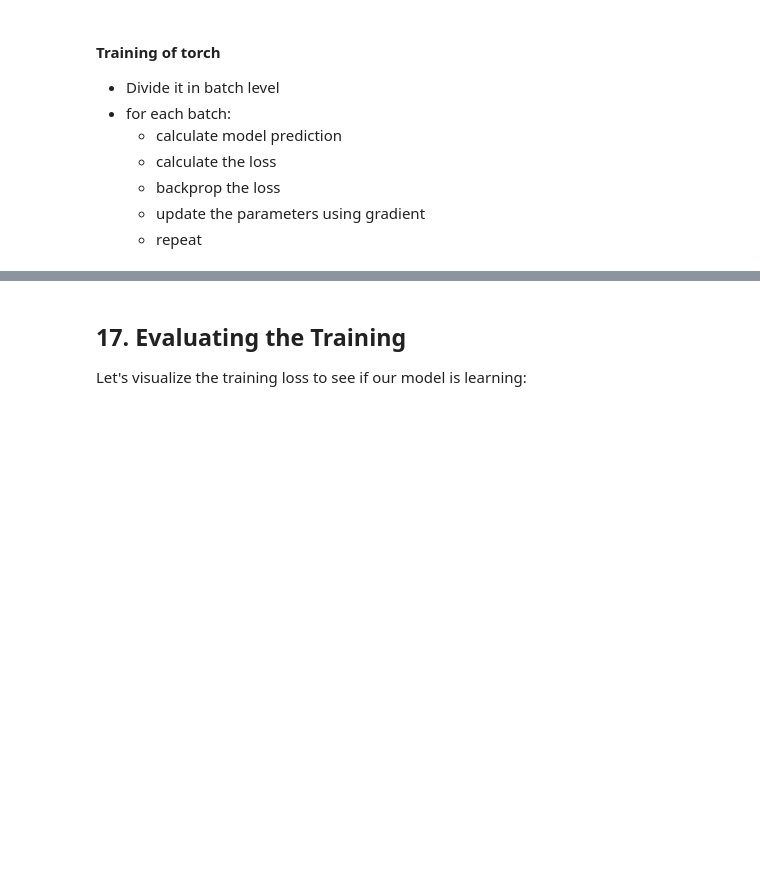
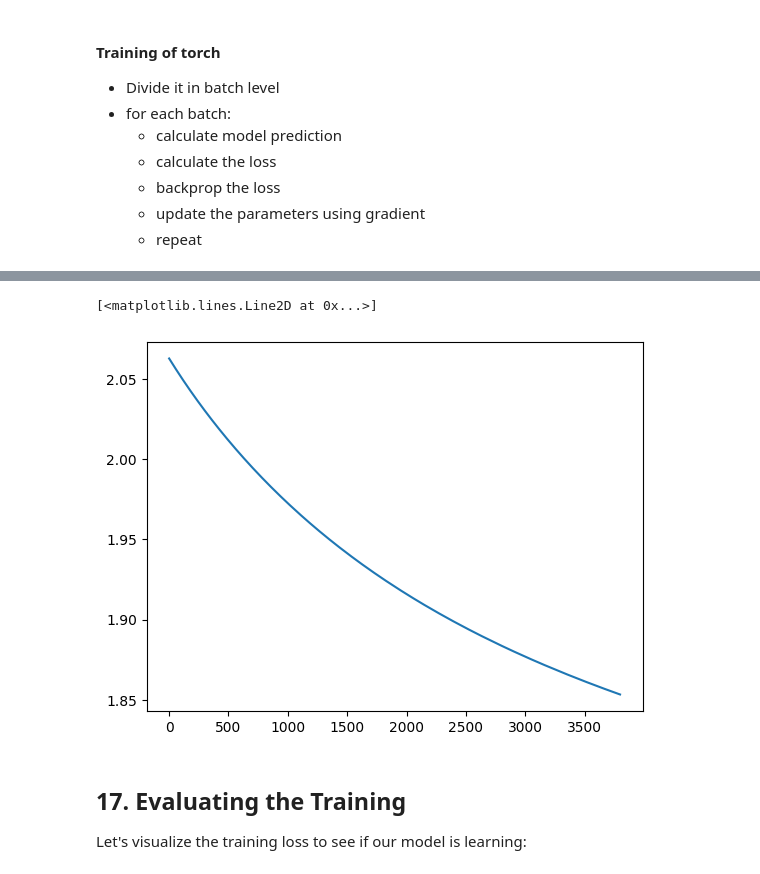
Before and after one commit to jdasam/aat3020, a Jupyter notebook: notebooks/1_word2vec.ipynb, the cells around one changed output, grey strips where cells are left out. Drawn from its saved outputs; the diff is of its cells as text; code cells hidden in the pictures; blank space fills up the shorter version.

```diff
--- a/notebooks/1_word2vec.ipynb
+++ b/notebooks/1_word2vec.ipynb
@@ -622,3 +617,8 @@ plt.imshow(center_words_vectors.detach())
   - backprop the loss
   - update the parameters using gradient
   - repeat
+# %%
+vector_size = 64
+wordvecs = torch.randn(len(vocab), vector_size) / vector_size ** 0.5
+wordvecs.requires_grad = True
+learning_rate = 1e0
@@ -659,3 +684,25 @@ wordve
+# %%
+# train with for loop
+batch_size = 500
+current_idx = 0
+
+loss_record = []
+num_epoch = 20
+for epoch in tqdm(range(num_epoch)):
+  while current_idx < len(train_set):
+    # if(current_idx > 180000): break
+
+    batch = train_set[current_idx:current_idx+batch_size]
+    nll = train_with_single_batch(batch, wordvecs)
+    loss_record.append(nll)
+    current_idx += 500
+  random.shuffle(train_set)
+  current_idx = 0
+# %%
+plt.plot(loss_record)
+# %% [output]
+[<matplotlib.lines.Line2D at 0x...>]
+[figure, added]
 # %%
 from tqdm.auto import tqdm
 # %%
```
Also changed, not shown: parts of 28 cells of this notebook.
